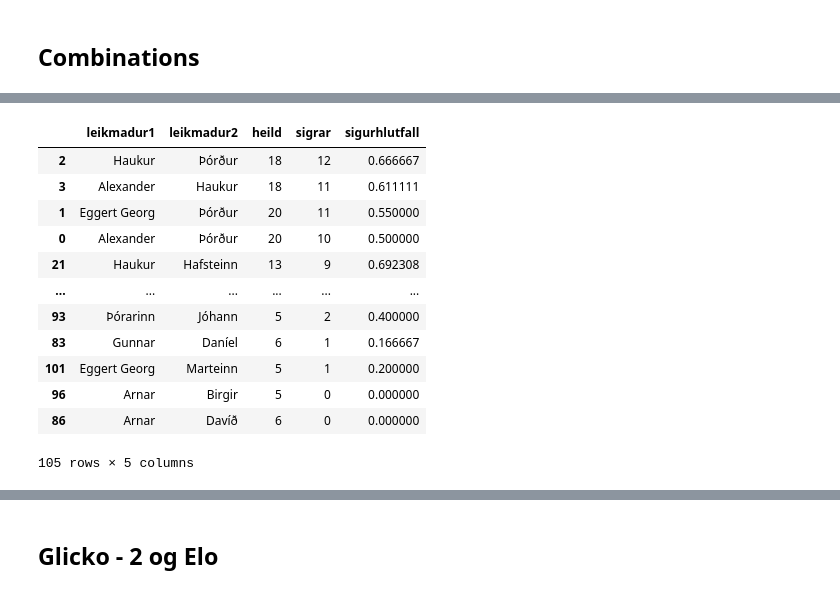
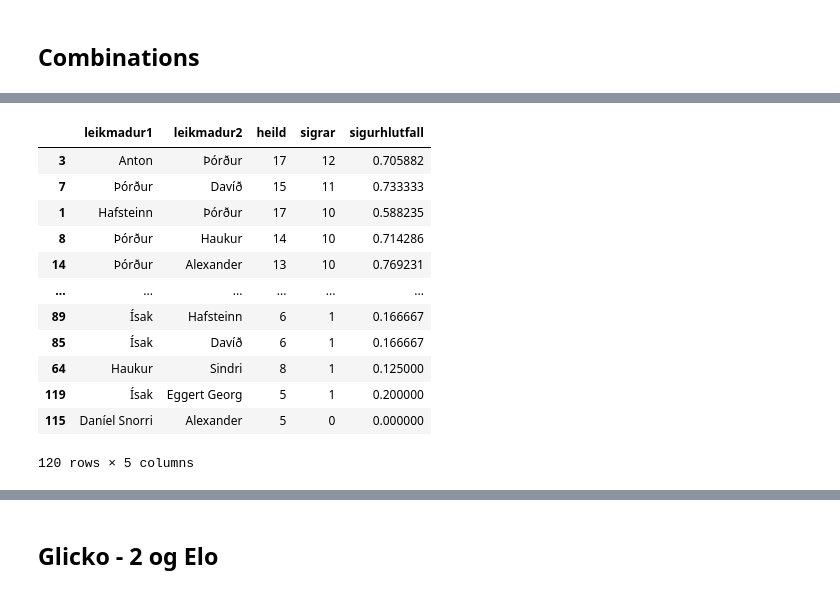
Before and after one commit to Hawkaberi/toggabolti, a Jupyter notebook: Tölfræði fyrir árshátíð.ipynb, the cells around one changed output, grey strips where cells are left out. Saved outputs shown, nothing was run; the diff lists cells and outputs as text; code cells hidden in the pictures.

```diff
--- a/Tölfræði fyrir árshátíð.ipynb
+++ b/Tölfræði fyrir árshátíð.ipynb
@@ -92,8 +92,13 @@ display(df2)
 # %%
 dagadict = {}
+base_season_start = dt(2022, 11, 16)  # Base start date for season 1
 
 for index, row in df.iterrows():
     date = row['dagsetning']
+
+    # Calculate the season
+    season = (date.year - base_season_start.year) + (1 if date >= base_season_start.replace(year=date.year) else 0)
+
     lid1 = [col for col in df.columns[1:] if row[col] == 1 and df2.at[index, col] == 'x']
     lid2 = [col for col in df.columns[1:] if row[col] == 0 and df2.at[index, col] == 'x']
 
@@ -102,7 +107,7 @@ for index, row in df.iterrows():
     else:
         sigurvegari = 'lid1'
 
-    dagadict[date] = {'lid1': lid1, 'lid2': lid2, 'sigurvegari': sigurvegari}
+    dagadict[date] = {'lid1': lid1, 'lid2': lid2, 'sigurvegari': sigurvegari, 'season': season}
 
 dagadict[dt(2023,1,4)]['lid1'] = ['Aron Skúli', 'Davíð', 'Ísak', 'Sindri', 'Þórarinn', 'Þórður']
 dagadict[dt(2023,1,4)]['lid2'] = ['Alexander', 'Anton', 'Aron Skúli', 'Birgir Magnús', 'Haukur', 'Jóhann']
@@ -118,6 +123,12 @@ dagadict[dt(2024,1,4)]['lid2'] = ['Daníel Arnar', 'Sindri', 'Birgir Magnús', '
 
 dagadict[dt(2024,4,18)]['lid1'] = ['Þórður', 'Daníel Arnar', 'Hafsteinn', 'Haukur', 'Lárus']
 dagadict[dt(2024,4,18)]['lid2'] = ['Máni Þór', 'Þórarinn', 'Birgir Magnús', 'Jakob Jóhann', 'Anton']
+
+dagadict[dt(2024,8,22)]['lid1'] = ['Jakob Jóhann', 'Gunnar', 'Haukur', 'Eggert', 'Hafsteinn', 'Máni Þór']
+dagadict[dt(2024,8,22)]['lid2'] = ['Sigurgeir', 'Þórður', 'Daníel Snorri', 'Davíð', 'Anton', 'Birgir Magnús']
+
+dagadict[dt(2024,9,12)]['lid1'] = ['Anton', 'Símon', 'Sigurgeir', 'Eggert', 'Jakob', 'Þórarinn', 'Egill (Atli)?']
+dagadict[dt(2024,9,12)]['lid2'] = ['Þórður', 'Daníel Snorri', 'Þórhallur', 'Jón', 'Alexander', 'Grímur', 'Victor']
 # %% [markdown]
 ## Villutékk
 # %%
@@ -200,16 +229,16 @@ df_combination_counts
 # %%
-df_combination_counts[df_combination_counts['heild']>4].sort_values(by='sigrar', ascending=False)
+season_combination_dfs[2][season_combination_dfs[2]['heild']>4].sort_values(by='sigrar', ascending=False)
 # %% [output]
 |  | leikmadur1 | leikmadur2 | heild | sigrar | sigurhlutfall |
-| 2 | Haukur | Þórður | 18 | 12 | 0.666667 |
-| 3 | Alexander | Haukur | 18 | 11 | 0.611111 |
-| 1 | Eggert Georg | Þórður | 20 | 11 | 0.550000 |
-| 0 | Alexander | Þórður | 20 | 10 | 0.500000 |
-| 21 | Haukur | Hafsteinn | 13 | 9 | 0.692308 |
+| 3 | Anton | Þórður | 17 | 12 | 0.705882 |
+| 7 | Þórður | Davíð | 15 | 11 | 0.733333 |
+| 1 | Hafsteinn | Þórður | 17 | 10 | 0.588235 |
+| 8 | Þórður | Haukur | 14 | 10 | 0.714286 |
+| 14 | Þórður | Alexander | 13 | 10 | 0.769231 |
 | ... | ... | ... | ... | ... | ... |
-| 93 | Þórarinn | Jóhann | 5 | 2 | 0.400000 |
-| 83 | Gunnar | Daníel | 6 | 1 | 0.166667 |
-| 101 | Eggert Georg | Marteinn | 5 | 1 | 0.200000 |
-| 96 | Arnar | Birgir | 5 | 0 | 0.000000 |
-| 86 | Arnar | Davíð | 6 | 0 | 0.000000 |
+| 89 | Ísak | Hafsteinn | 6 | 1 | 0.166667 |
+| 85 | Ísak | Davíð | 6 | 1 | 0.166667 |
+| 64 | Haukur | Sindri | 8 | 1 | 0.125000 |
+| 119 | Ísak | Eggert Georg | 5 | 1 | 0.200000 |
+| 115 | Daníel Snorri | Alexander | 5 | 0 | 0.000000 |
-105 rows × 5 columns
+120 rows × 5 columns
```
Also changed, not shown: parts of 7 cells of this notebook, 1 other file.
